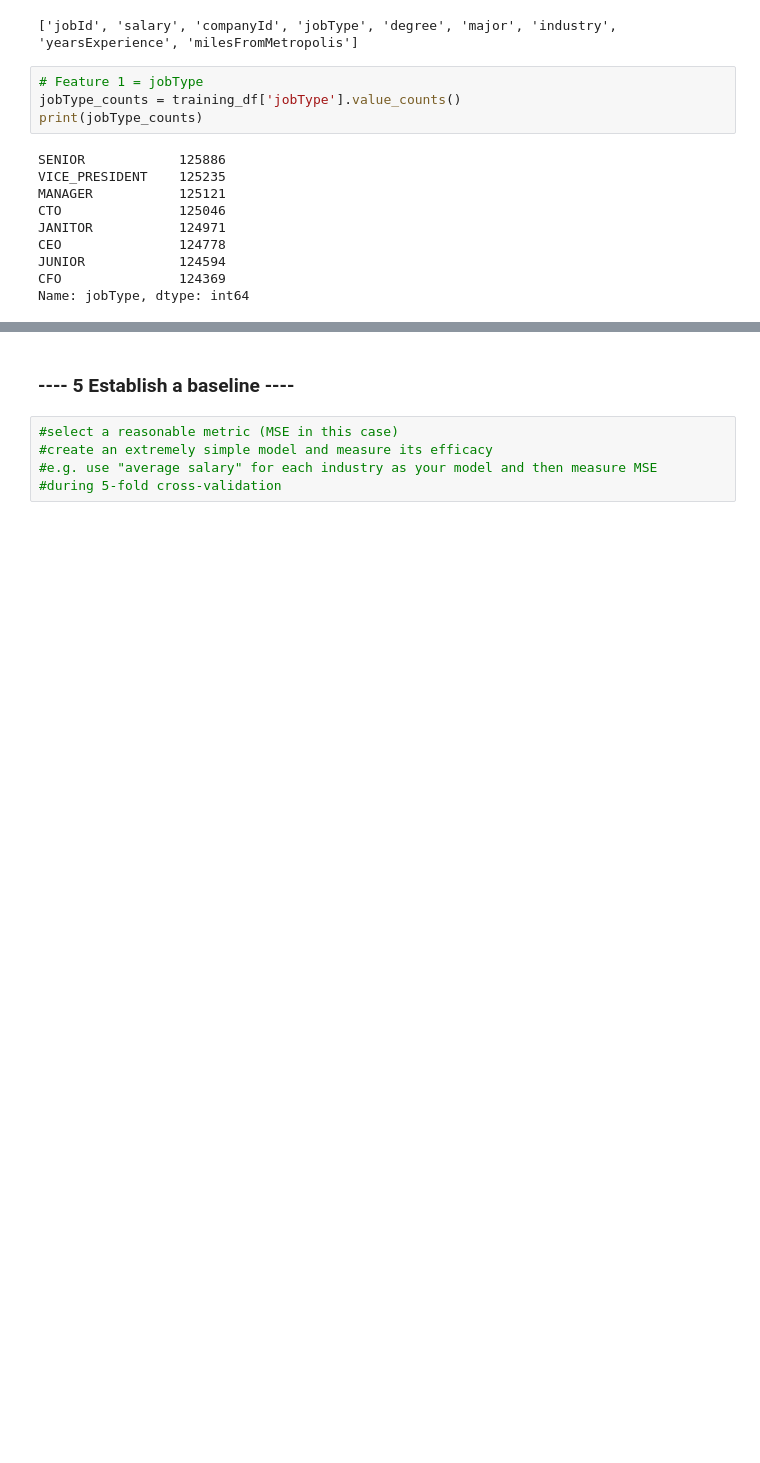
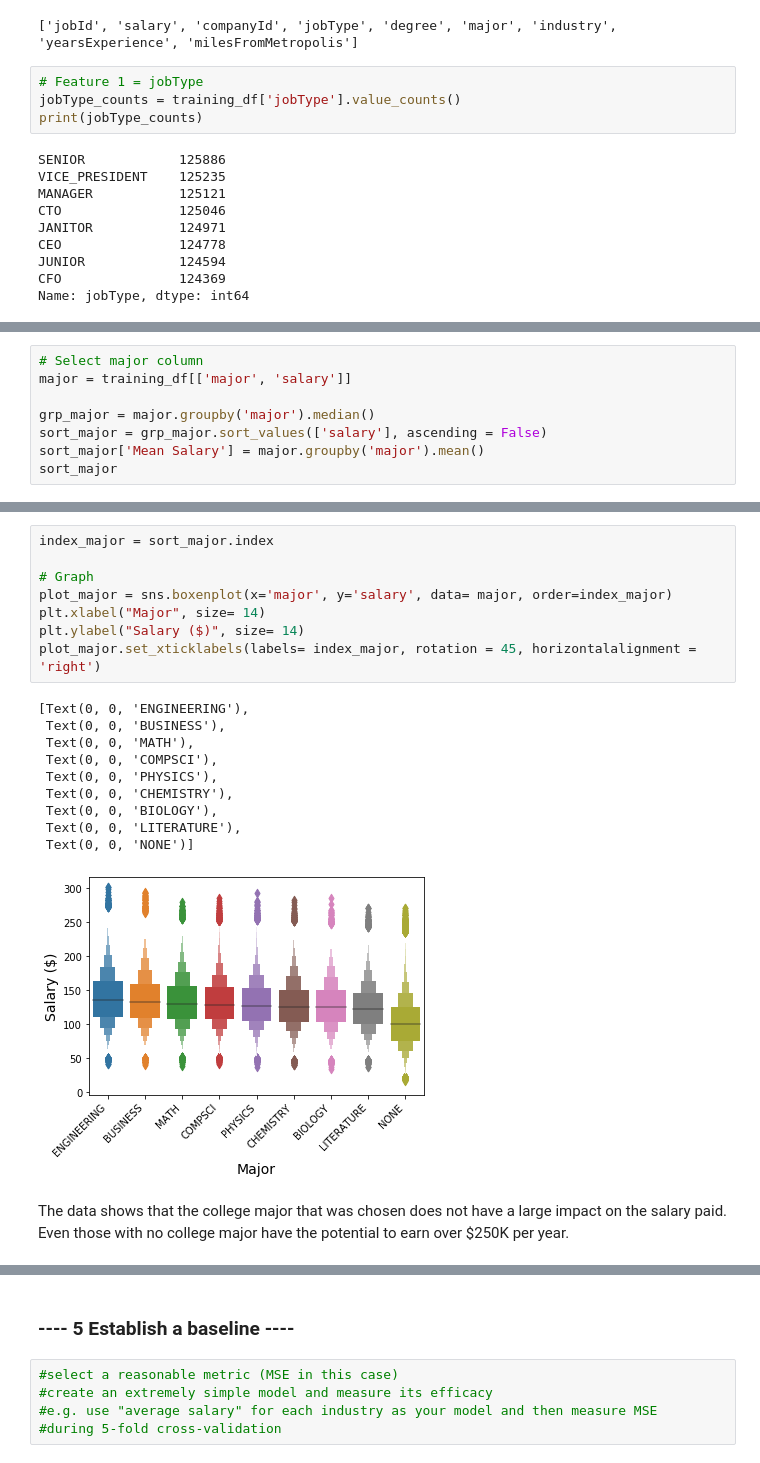
Before and after one commit to jma199/salarypredictionportfolio, a Jupyter notebook: Salary Prediction Project Notebook.ipynb, the cells around one changed output, grey strips where cells are left out. Drawn from its saved outputs; the diff is of its cells as text; blank space fills up the shorter version.

```diff
--- a/Salary Prediction Project Notebook.ipynb
+++ b/Salary Prediction Project Notebook.ipynb
@@ -228,0 +316,8 @@ sns.boxplot(x='jobType', y = 'salary', data= training_df)
+# %%
+# Select major column
+major = training_df[['major', 'salary']]
+
+grp_major = major.groupby('major').median()
+sort_major = grp_major.sort_values(['salary'], ascending = False)
+sort_major['Mean Salary'] = major.groupby('major').mean()
+sort_major
@@ -228,0 +336,21 @@ sns.boxplot(x='jobType', y = 'salary', data= training_df)
+# %%
+index_major = sort_major.index
+
+# Graph
+plot_major = sns.boxenplot(x='major', y='salary', data= major, order=index_major)
+plt.xlabel("Major", size= 14)
+plt.ylabel("Salary ($)", size= 14)
+plot_major.set_xticklabels(labels= index_major, rotation = 45, horizontalalignment = 'right')
+# %% [output]
+[Text(0, 0, 'ENGINEERING'),
+ Text(0, 0, 'BUSINESS'),
+ Text(0, 0, 'MATH'),
+ Text(0, 0, 'COMPSCI'),
+ Text(0, 0, 'PHYSICS'),
+ Text(0, 0, 'CHEMISTRY'),
+ Text(0, 0, 'BIOLOGY'),
+ Text(0, 0, 'LITERATURE'),
+ Text(0, 0, 'NONE')]
+[figure, added]
+# %% [markdown]
+The data shows that the college major that was chosen does not have a large impact on the salary paid. Even those with no college major have the potential to earn over $250K per year.
```
Also changed, not shown: parts of 18 cells of this notebook.
